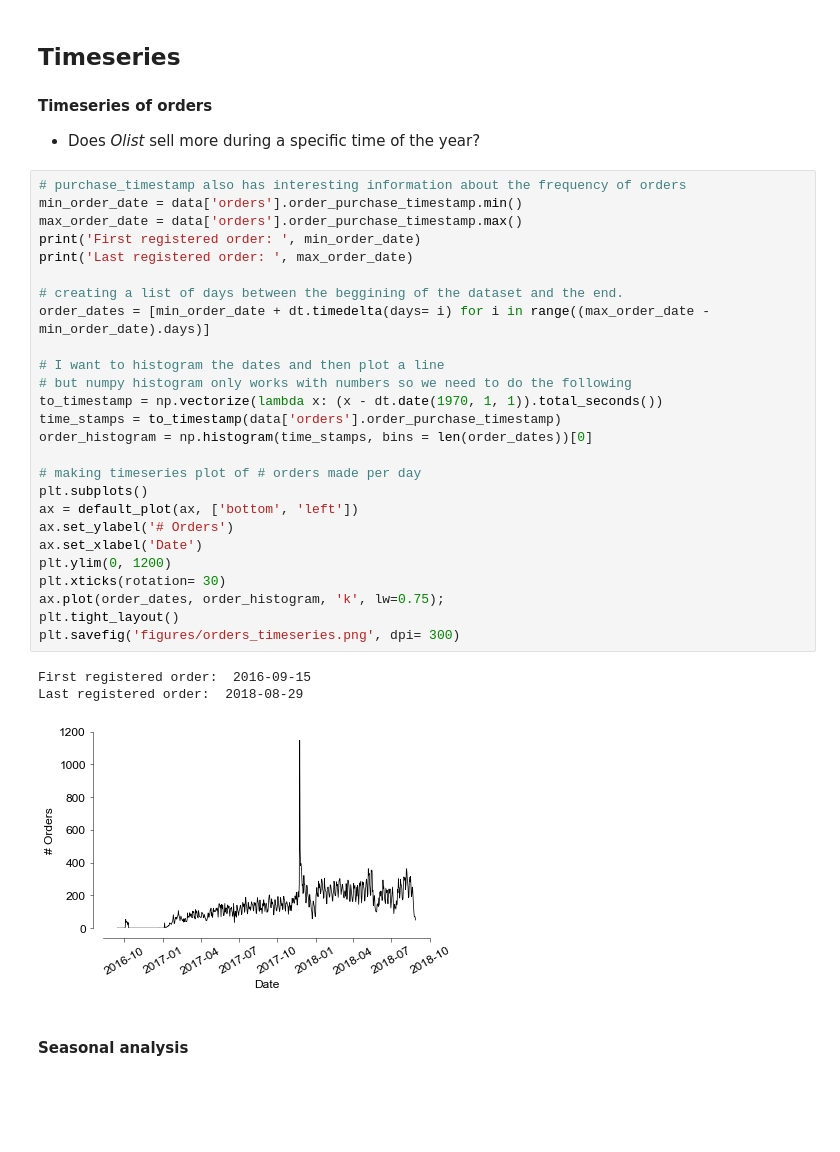
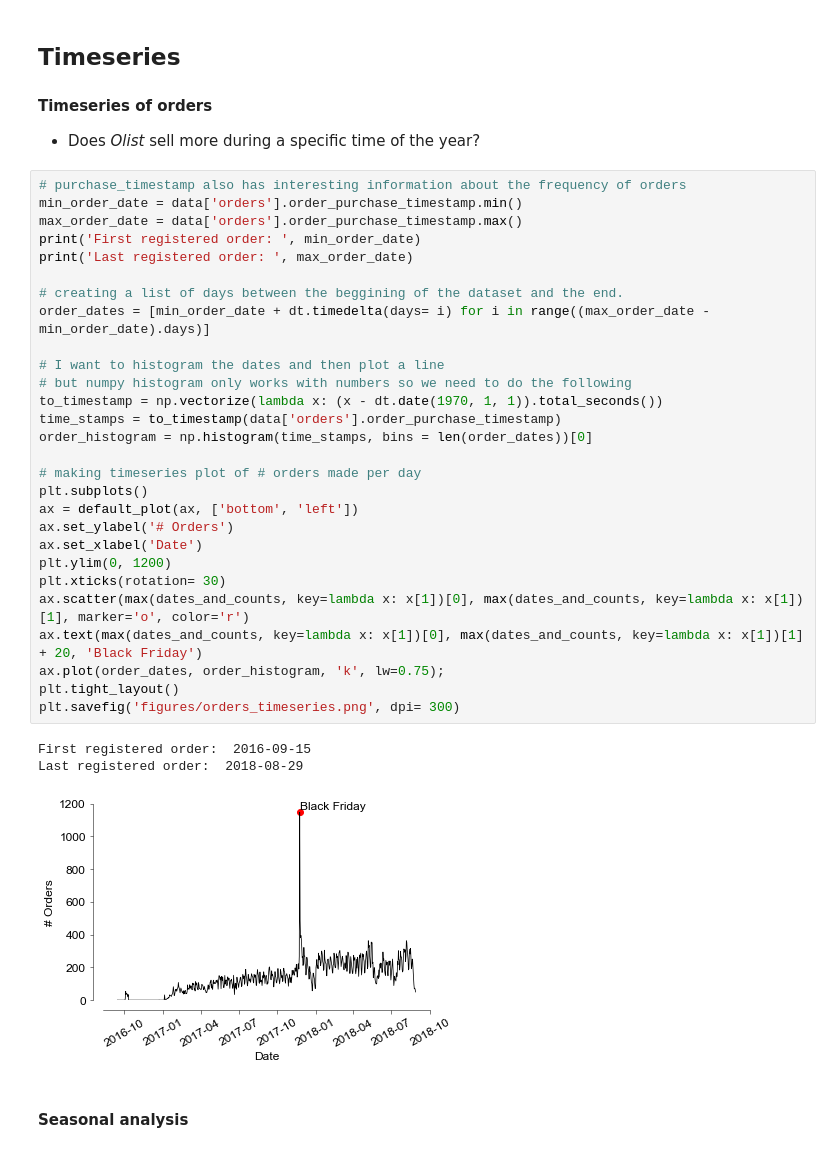
Before and after one commit to ricardozacarias/brazilian-ecommerce, a Jupyter notebook: main.ipynb, the cells around one changed output. Saved outputs shown, nothing was run; the diff lists cells and outputs as text; blank space fills up the shorter version.

```diff
--- a/main.ipynb
+++ b/main.ipynb
@@ -403,33 +403,35 @@ plt.savefig('figures/product_probability_sum.png', dpi=300)
 # %%
 # purchase_timestamp also has interesting information about the frequency of orders
 min_order_date = data['orders'].order_purchase_timestamp.min()
 max_order_date = data['orders'].order_purchase_timestamp.max()
 print('First registered order: ', min_order_date)
 print('Last registered order: ', max_order_date)
 
 # creating a list of days between the beggining of the dataset and the end.
 order_dates = [min_order_date + dt.timedelta(days= i) for i in range((max_order_date - min_order_date).days)]
 
 # I want to histogram the dates and then plot a line
 # but numpy histogram only works with numbers so we need to do the following
 to_timestamp = np.vectorize(lambda x: (x - dt.date(1970, 1, 1)).total_seconds())
 time_stamps = to_timestamp(data['orders'].order_purchase_timestamp)
 order_histogram = np.histogram(time_stamps, bins = len(order_dates))[0]
 
 # making timeseries plot of # orders made per day
 plt.subplots()
 ax = default_plot(ax, ['bottom', 'left'])
 ax.set_ylabel('# Orders')
 ax.set_xlabel('Date')
 plt.ylim(0, 1200)
 plt.xticks(rotation= 30)
+ax.scatter(max(dates_and_counts, key=lambda x: x[1])[0], max(dates_and_counts, key=lambda x: x[1])[1], marker='o', color='r')
+ax.text(max(dates_and_counts, key=lambda x: x[1])[0], max(dates_and_counts, key=lambda x: x[1])[1] + 20, 'Black Friday')
 ax.plot(order_dates, order_histogram, 'k', lw=0.75);
 plt.tight_layout()
 plt.savefig('figures/orders_timeseries.png', dpi= 300)
 # %% [output]
 First registered order:  2016-09-15
 Last registered order:  2018-08-29
-[figure, old version]
+[figure, new version]
 # %% [markdown]
 #### Seasonal analysis
 # %%
```
Also changed, not shown: 3 other files.
